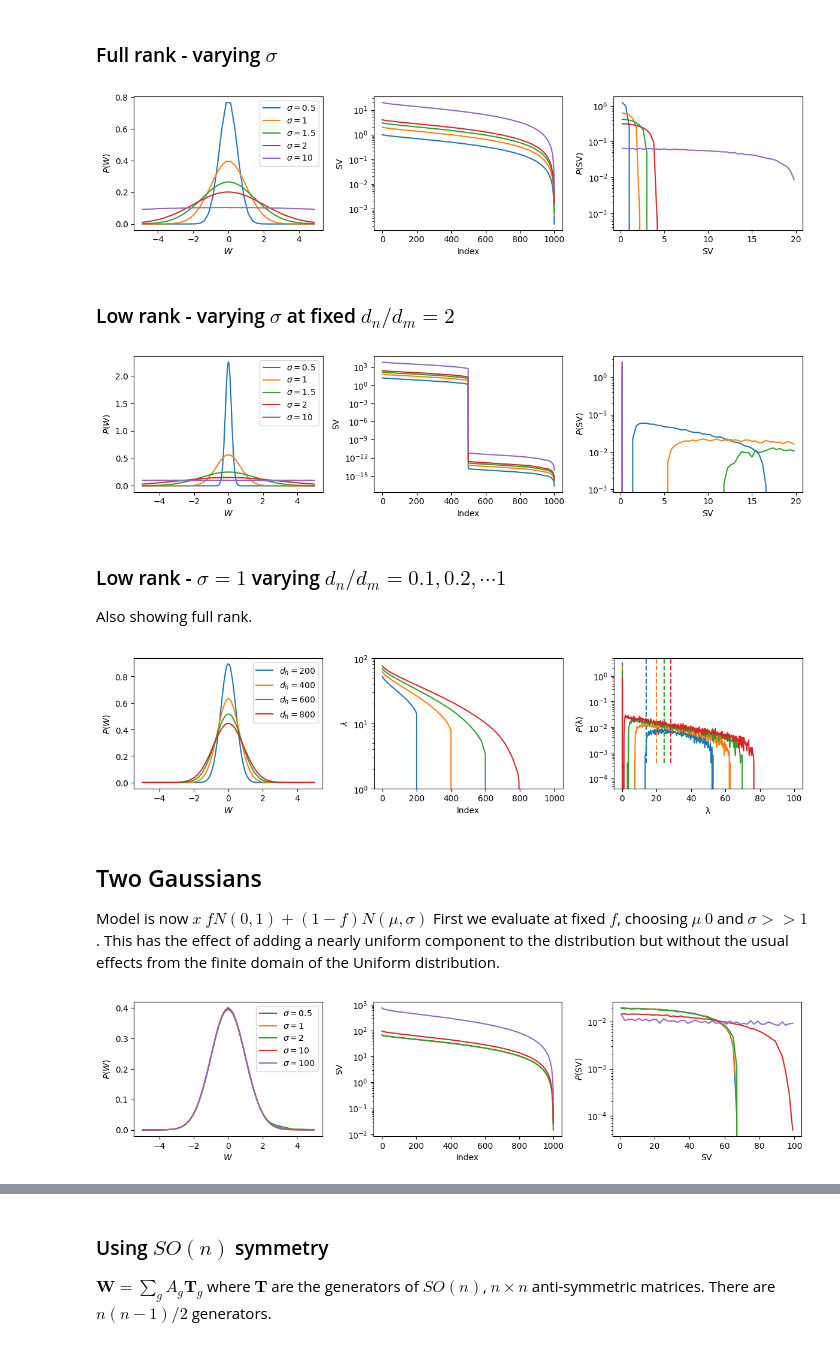
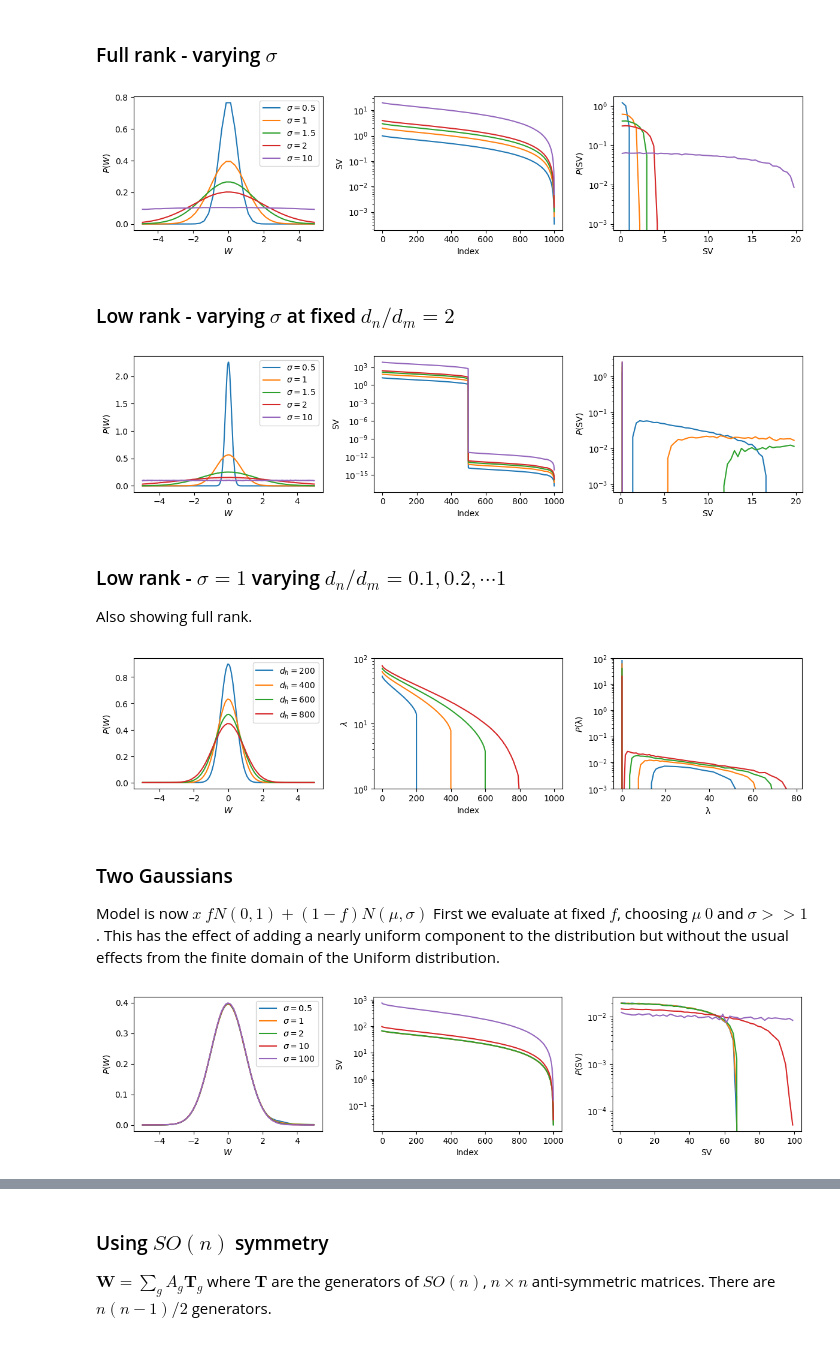
Before and after one commit to angerami/transformer-analysis, a Jupyter notebook: notebooks/low_rank_SVD_systematics.ipynb, the cells around one changed output, grey strips where cells are left out. Saved outputs shown, nothing was run; the diff lists cells and outputs as text; code cells hidden in the pictures.

```diff
--- a/notebooks/low_rank_SVD_systematics.ipynb
+++ b/notebooks/low_rank_SVD_systematics.ipynb
@@ -13,5 +13,5 @@ from scipy.stats import differential_entropy, gaussian_kde
 # %%
-sv_bins = np.linspace(0, 10, 501)
+sv_bins = np.array([0]) + np.linspace(1e-4, 10 + 1e-4, 51)
 sv_centers = (sv_bins[:-1] + sv_bins[1:]) / 2
 sv_dx = sv_bins[1] - sv_bins[0]
 w_bins = np.linspace(-5, 5, 41)
@@ -83,7 +83,7 @@ w_bins = np.linspace(-5, 5, 41)
 w_centers = (w_bins[:-1] + w_bins[1:]) / 2
 w_dx = w_bins[1] - w_bins[0]
 
-sv_bins = np.linspace(0, 20, 51)
+sv_bins = np.array([-1e-2]) + np.linspace(1e-4, 20 + 1e-4, 51)
 sv_centers = (sv_bins[:-1] + sv_bins[1:]) / 2
 sv_dx = sv_bins[1] - sv_bins[0]
 
@@ -109,7 +109,7 @@ for sigma in [0.5, 1, 1.5, 2, 10]:
 plt.tight_layout()
 plt.show()
 # %% [output]
-[figure, old version]
+[figure, new version]
 # %% [markdown]
 ### Low rank - varying $\sigma$ at fixed $d_n / d_m = 2$
 # %%
@@ -142,7 +142,7 @@ for sigma in [0.5, 1, 1.5, 2, 10]:
 plt.tight_layout()
 plt.show()
 # %% [output]
-[figure, old version]
+[figure, new version]
 # %% [markdown]
 ### Low rank - $\sigma = 1$ varying $d_n / d_m = 0.1, 0.2, \cdots 1$
 
@@ -154,48 +154,39 @@ sigma = 1
 w_bins = np.linspace(-5, 5, 201)
 w_centers = (w_bins[:-1] + w_bins[1:]) / 2
 w_dx = w_bins[1] - w_bins[0]
-sv_bins = np.linspace(0, 100, 400)
+sv_bins = np.concat([np.linspace(0,1e-2,2),np.linspace(2e-2, 20, 21),np.linspace(30, 80, 20)])
 sv_centers = (sv_bins[:-1] + sv_bins[1:]) / 2
 sv_dx = sv_bins[1] - sv_bins[0]
 
 h_out = {}
 single_count_density = 1.0 / (d_n * sv_dx)
 _, axes = plt.subplots(1, 3, figsize=(12, 3))
 sigma_empirical = []
 for d_m in range(d_step, d_n + d_step - d_step, d_step):
     sv, arr, spec = average_curves(generate_low_rank, d_n=d_n, d_m=d_m, sigma=sigma)
 
     name = f"$d_h = {d_m}$"
     axes[0].plot(w_centers, arr, label=name)
     axes[0].set_xlabel("$W$")
     axes[0].set_ylabel("$P(W)$")
     axes[0].legend()
     axes[1].plot(sv)
     axes[1].set_xlabel("Index")
     axes[1].set_ylabel("$\lambda$")
     axes[1].set_yscale("log")
     axes[1].set_ylim(bottom=1, top=100)
     line = axes[2].plot(sv_centers, spec)[0]
     color = line.get_color()
-    # kde = gaussian_kde(sv)
-    # axes[2].plot(sv_centers, kde(sv_centers))
     axes[2].set_xlabel("$\mathrm{\lambda}$")
     axes[2].set_ylabel("$P(\mathrm{\lambda})$")
     axes[2].set_yscale("log")
-    axes[2].set_ylim(bottom=single_count_density * 0.01, top=5)
-    vline1 = np.linspace(single_count_density * 0.1, 5, 20)
-    # lm = [np.sqrt(d_m) * 2 * (1 - np.sqrt(d_m / d_n))for _ in vline1]
-    # lp = [np.sqrt(d_m) * 2 * (1 + np.sqrt(d_m / d_n))for _ in vline1]
-    lm = [np.sqrt(d_m) for _ in vline1]
-    axes[2].plot(lm, vline1,'--',color=color)
-    # axes[2].plot(lp, vline1,'--',color=color)
-    # break
+    axes[2].set_ylim(bottom=single_count_density * 0.01, top=100)
 plt.tight_layout()
 plt.show()
 # %% [output]
-[figure, old version]
+[figure, new version]
 # %% [markdown]
-## Two Gaussians
+### Two Gaussians
 Model is now $x ~ f N(0,1) + (1-f)N(\mu, \sigma)$
 First we evaluate at fixed $f$, choosing $\mu ~0$ and $\sigma >> 1$. This has the effect of adding a nearly uniform component to the distribution but without the usual effects from the finite domain of the Uniform distribution.
 # %%
@@ -260,5 +251,5 @@ for sigma in [0.5, 1, 2, 10, 100]:
 plt.tight_layout()
 plt.show()
 # %% [output]
-[figure, old version]
+[figure, new version]
 # %% [markdown]
```
Also changed, not shown: parts of 29 cells of this notebook, 11 other files.
